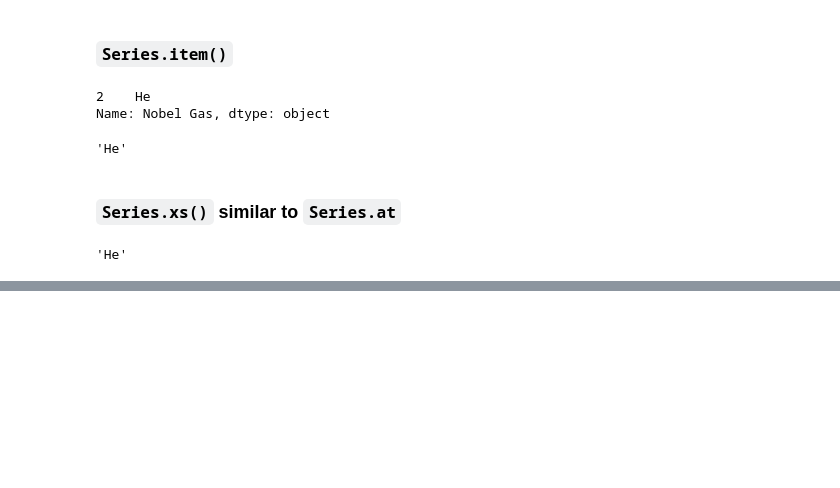
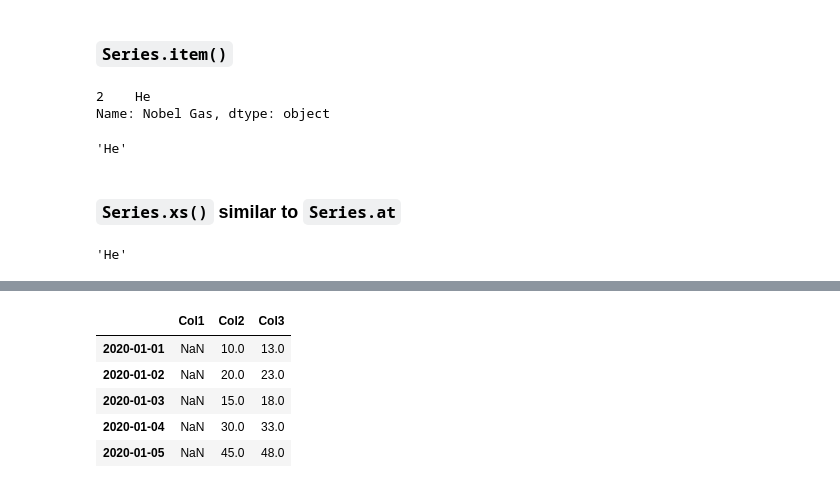
Before and after one commit to Yongliang-Shi/Demo-with-notes, a Jupyter notebook: pandas_series_method.ipynb, the cells around one changed output, grey strips where cells are left out. Saved outputs shown, nothing was run; the diff lists cells and outputs as text; code cells hidden in the pictures; blank space fills up the shorter version.

```diff
--- a/pandas_series_method.ipynb
+++ b/pandas_series_method.ipynb
@@ -653,0 +695,9 @@ noble_gas.xs(2)
+# %%
+df.shift(periods=1, axis="columns")
+# %% [output]
+|  | Col1 | Col2 | Col3 |
+| 2020-01-01 | NaN | 10.0 | 13.0 |
+| 2020-01-02 | NaN | 20.0 | 23.0 |
+| 2020-01-03 | NaN | 15.0 | 18.0 |
+| 2020-01-04 | NaN | 30.0 | 33.0 |
+| 2020-01-05 | NaN | 45.0 | 48.0 |
```
Also changed, not shown: parts of 7 cells of this notebook.
